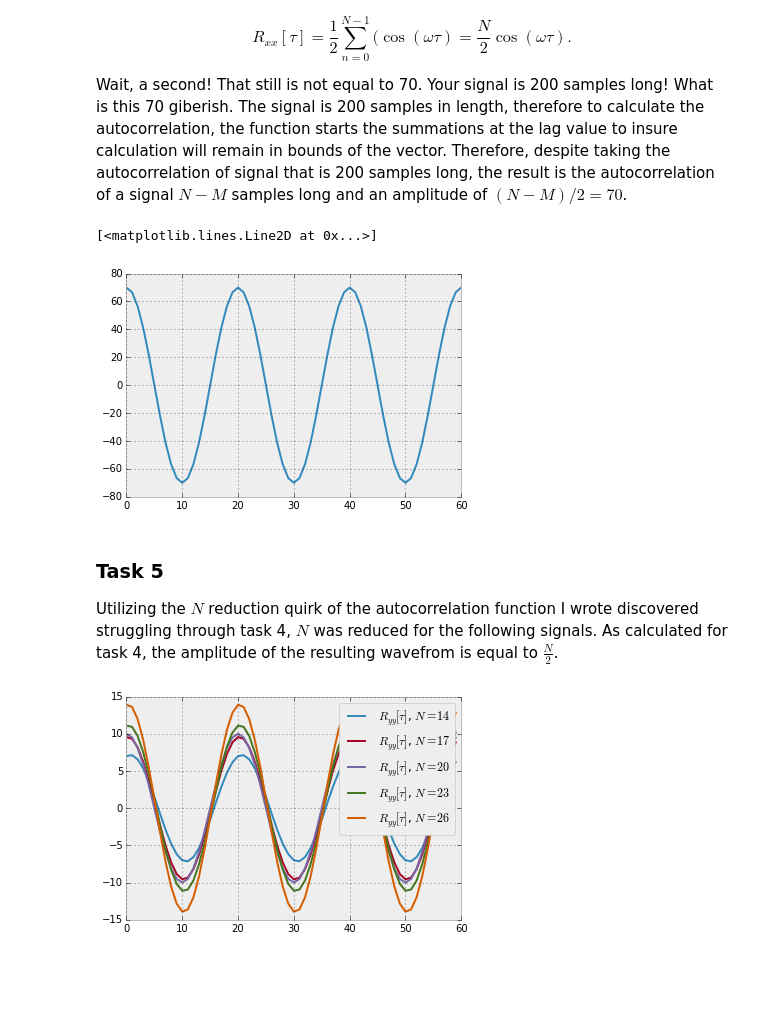
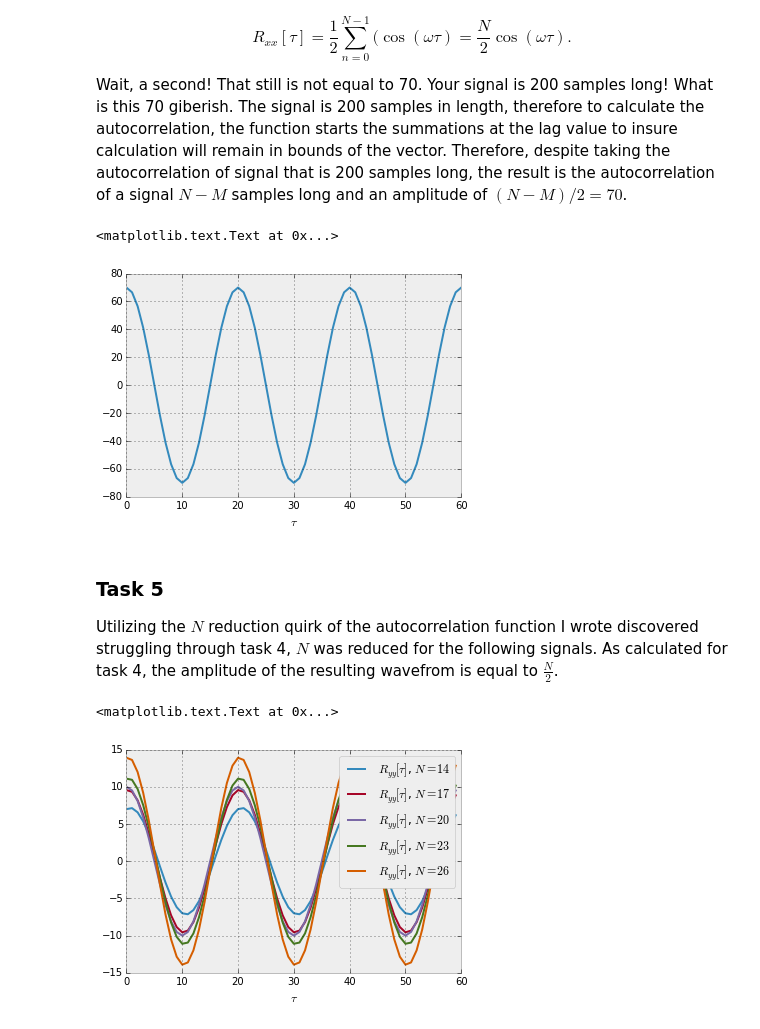
Before and after one commit to curiousmuch/stocastics-notebooks, a Jupyter notebook: ca_11/CA_11.ipynb, the cells around one changed output. Saved outputs shown, nothing was run; the diff lists cells and outputs as text; code cells hidden in the pictures; blank space fills up the shorter version.

```diff
--- a/ca_11/CA_11.ipynb
+++ b/ca_11/CA_11.ipynb
@@ -160,16 +163,17 @@ Wait, a second! That still is not equal to 70. Your signal is 200 samples long!
 # %%
 # 4) A sinewave with a period of 20 samples: N = 200, M = 60.
 N = 200
 M = 60
-t = np.arange(200)
+t = np.arange(N)
 y = sin(2*pi/20*t)
 Ryy = autocorr(y, M)
 fig = figure()
 ax = fig.add_subplot(111)
 ax.plot(range(M+1), Ryy)
+ax.set_xlabel(r"$\tau$")
 # %% [output]
-[<matplotlib.lines.Line2D at 0x...>]
+<matplotlib.text.Text at 0x...>
-[figure, old version]
+[figure, new version]
 # %% [markdown]
 ### Task 5
 Utilizing the $N$ reduction quirk of the autocorrelation function I wrote discovered struggling through task 4, $N$ was reduced for the following signals. As calculated for task 4, the amplitude of the resulting wavefrom is equal to $\frac{N}{2}$.
@@ -187,8 +191,11 @@ for n in N:
     ax = fig.add_subplot(111)
     ax.plot(Ryy[0:60], label=r"$R_{yy}[\tau]$, $N = %d$" %(n))
     ax.legend()
+
+ax.set_xlabel(r"$\tau$")
 # %% [output]
+<matplotlib.text.Text at 0x...>
-[figure, old version]
+[figure, new version]
 # %% [markdown]
 ### Task 6
 As displayed also in computer assignment 9, the autocorrelation of a signal containing white noise filters out portion of the noise.
```
Also changed, not shown: parts of 7 cells of this notebook, 2 other files.
